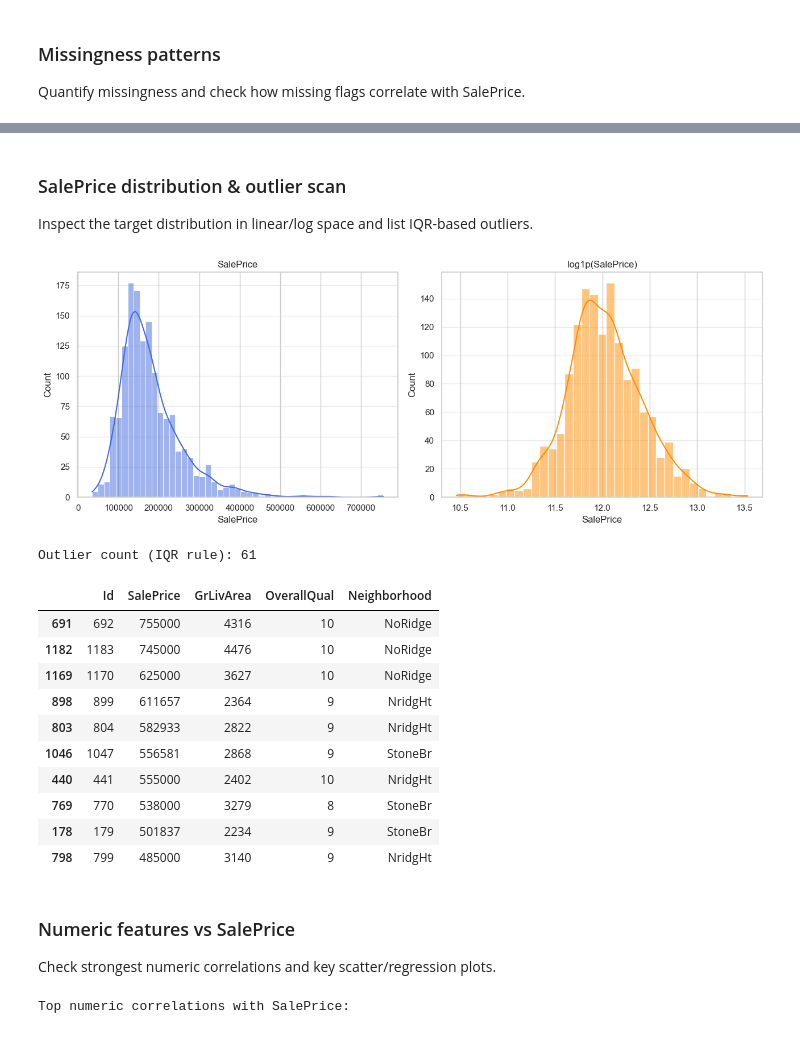
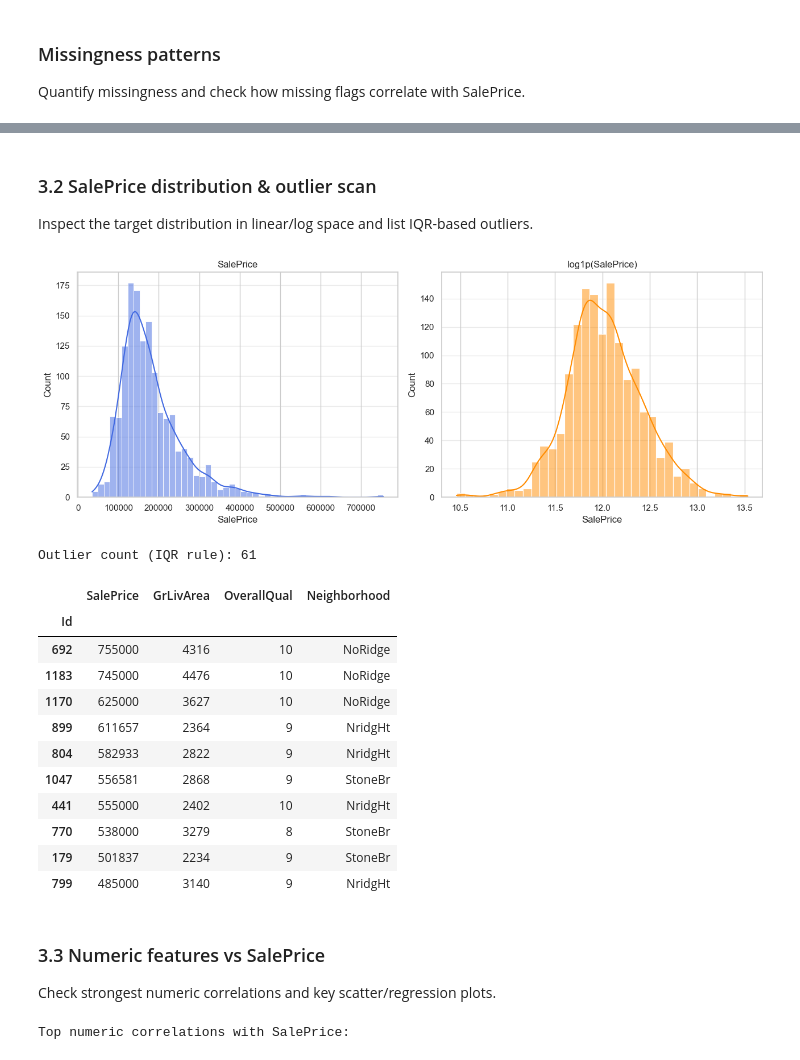
Before and after one commit to eugene-maina72/house_prices_advanced_regression, a Jupyter notebook: notebook.ipynb, the cells around one changed output, grey strips where cells are left out. Drawn from its saved outputs; the diff is of its cells as text; code cells hidden in the pictures.

```diff
--- a/notebook.ipynb
+++ b/notebook.ipynb
@@ -207,42 +258,46 @@ Missingness correlation with SalePrice (top 10):
 # %% [markdown]
-### SalePrice distribution & outlier scan
+### 3.2 SalePrice distribution & outlier scan
 Inspect the target distribution in linear/log space and list IQR-based outliers.
 # %%
 fig, axes = plt.subplots(1, 2, figsize=(13, 5))
 
+# Plot SalePrice and log1p(SalePrice)
 sns.histplot(train_df[target], kde=True, ax=axes[0], color='royalblue')
 axes[0].set_title('SalePrice')
 
 sns.histplot(np.log1p(train_df[target]), kde=True, ax=axes[1], color='darkorange')
 axes[1].set_title('log1p(SalePrice)')
 for ax in axes:
     ax.grid(True, axis='y', alpha=0.4)
 plt.tight_layout()
 plt.show()
 
+# Outlier detection using IQR rule
 q1, q3 = train_df[target].quantile([0.25, 0.75])
 iqr = q3 - q1
 lower, upper = q1 - 1.5 * iqr, q3 + 1.5 * iqr
 outlier_mask = (train_df[target] < lower) | (train_df[target] > upper)
 outliers = train_df.loc[outlier_mask, ['Id', target, 'GrLivArea', 'OverallQual', 'Neighborhood']]
+outliers = outliers.set_index('Id')
 print(f"Outlier count (IQR rule): {outliers.shape[0]}")
 display(outliers.sort_values(target, ascending=False).head(10))
 # %% [output]
 [figure]
 Outlier count (IQR rule): 61
-|  | Id | SalePrice | GrLivArea | OverallQual | Neighborhood |
-| 691 | 692 | 755000 | 4316 | 10 | NoRidge |
-| 1182 | 1183 | 745000 | 4476 | 10 | NoRidge |
-| 1169 | 1170 | 625000 | 3627 | 10 | NoRidge |
-| 898 | 899 | 611657 | 2364 | 9 | NridgHt |
-| 803 | 804 | 582933 | 2822 | 9 | NridgHt |
-| 1046 | 1047 | 556581 | 2868 | 9 | StoneBr |
-| 440 | 441 | 555000 | 2402 | 10 | NridgHt |
-| 769 | 770 | 538000 | 3279 | 8 | StoneBr |
-| 178 | 179 | 501837 | 2234 | 9 | StoneBr |
-| 798 | 799 | 485000 | 3140 | 9 | NridgHt |
+|  | SalePrice | GrLivArea | OverallQual | Neighborhood |
+| Id |  |  |  |  |
+| 692 | 755000 | 4316 | 10 | NoRidge |
+| 1183 | 745000 | 4476 | 10 | NoRidge |
+| 1170 | 625000 | 3627 | 10 | NoRidge |
+| 899 | 611657 | 2364 | 9 | NridgHt |
+| 804 | 582933 | 2822 | 9 | NridgHt |
+| 1047 | 556581 | 2868 | 9 | StoneBr |
+| 441 | 555000 | 2402 | 10 | NridgHt |
+| 770 | 538000 | 3279 | 8 | StoneBr |
+| 179 | 501837 | 2234 | 9 | StoneBr |
+| 799 | 485000 | 3140 | 9 | NridgHt |
 # %% [markdown]
-### Numeric features vs SalePrice
+### 3.3 Numeric features vs SalePrice
 Check strongest numeric correlations and key scatter/regression plots.
 # %%
 corr_with_target = train_df[num_cols + [target]].corr()[target].drop(target).sort_values(ascending=False)
```
Also changed, not shown: parts of 48 cells of this notebook, 15 other files.
